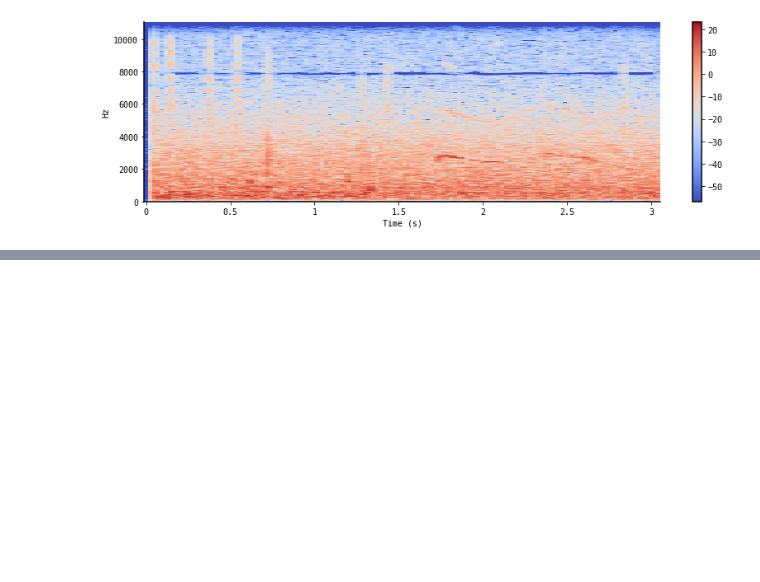
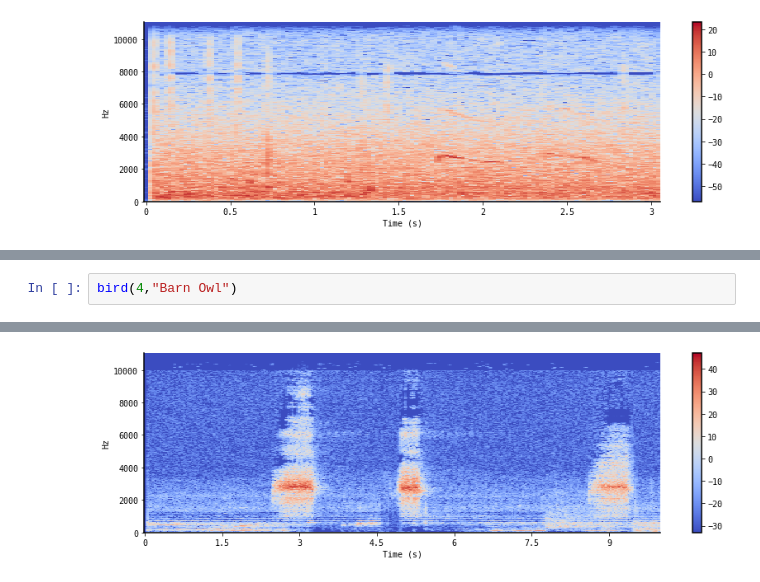
Before and after one commit to heyrobin/Birds-identify-eda, a Jupyter notebook: birds-eda.ipynb, the cells around one changed output, grey strips where cells are left out. Cells and saved outputs as stored; diff of their text form; blank space fills up the shorter version.

```diff
--- a/birds-eda.ipynb
+++ b/birds-eda.ipynb
@@ -259,0 +282,3 @@ bird(3,"Black-bellied Plover")
+# %%
+bird(4,"Barn Owl")
+# %% [output]
@@ -259,0 +286 @@ bird(3,"Black-bellied Plover")
+[figure, added]
```
Also changed, not shown: parts of 12 cells of this notebook.
